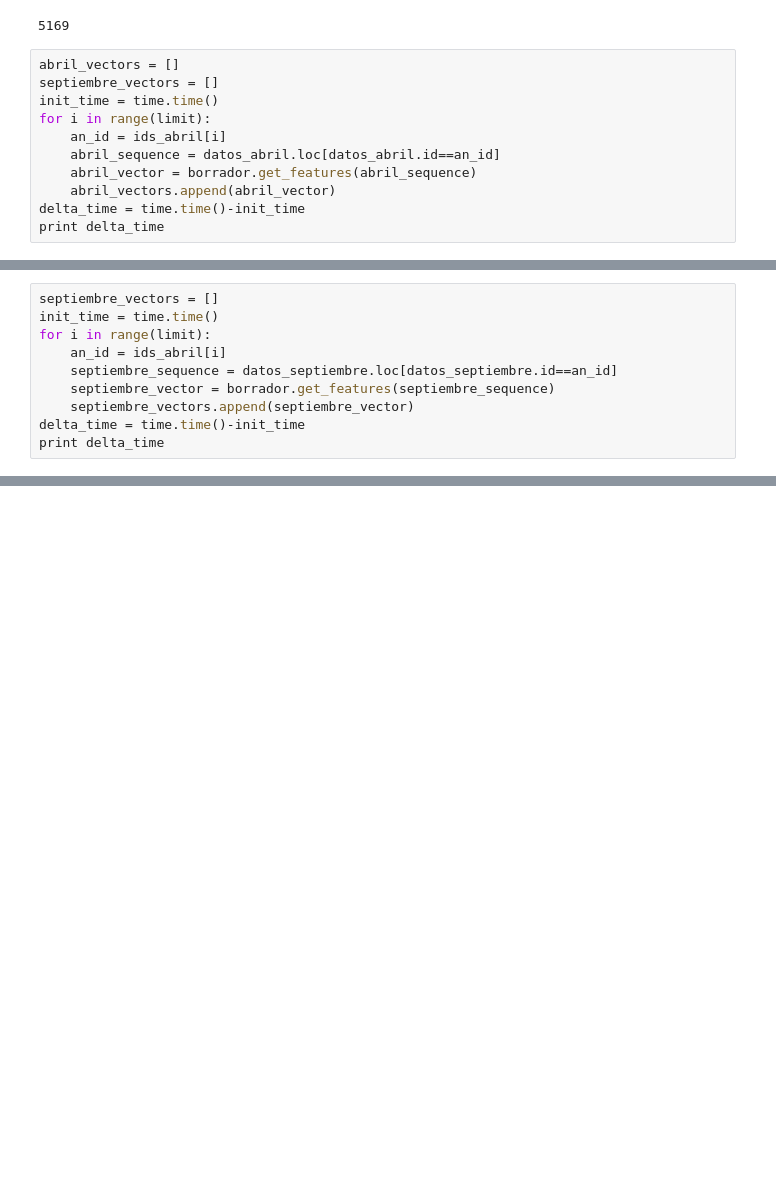
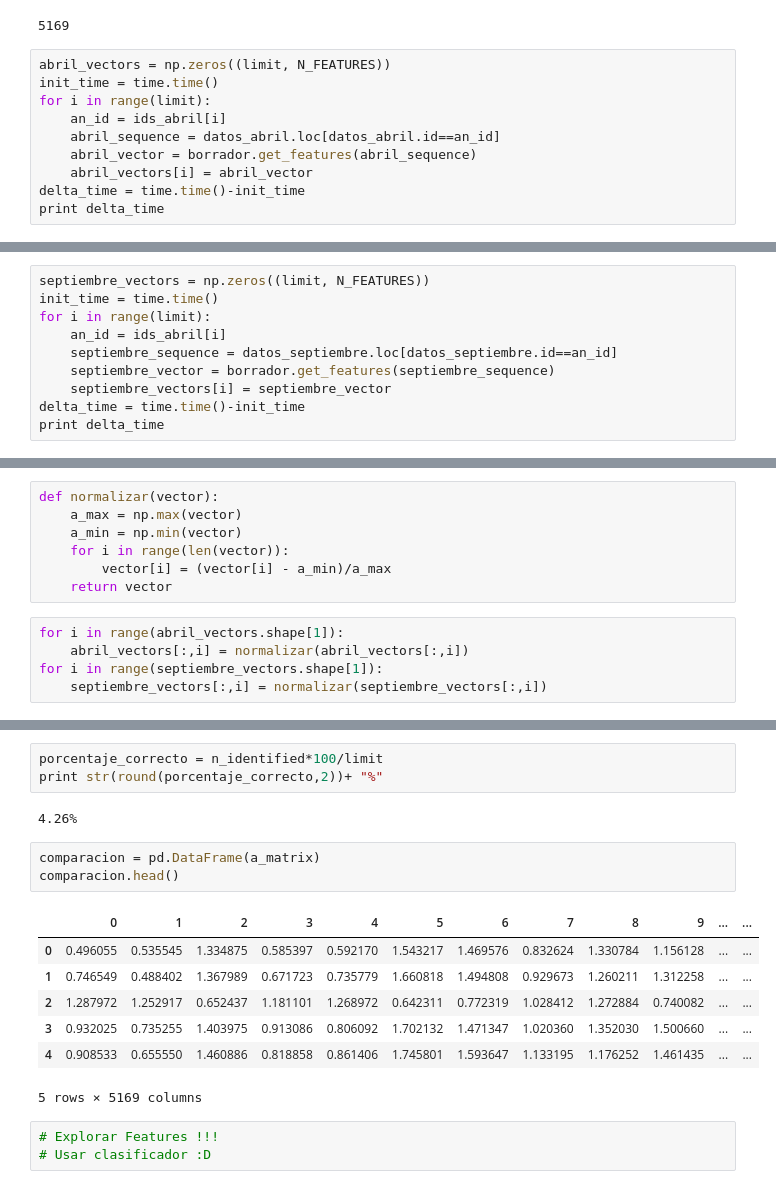
Before and after one commit to cinai/identification-algorithms, a Jupyter notebook: Algoritmo 3/Feature Extractor Machine.ipynb, the cells around one changed output, grey strips where cells are left out. Saved outputs shown, nothing was run; the diff lists cells and outputs as text; blank space fills up the shorter version.

```diff
--- a/Algoritmo 3/Feature Extractor Machine.ipynb
+++ b/Algoritmo 3/Feature Extractor Machine.ipynb
@@ -517,14 +520,13 @@ limit
 # %% [output]
 5169
 # %%
-abril_vectors = []
-septiembre_vectors = []
+abril_vectors = np.zeros((limit, N_FEATURES))
 init_time = time.time()
 for i in range(limit):
     an_id = ids_abril[i]
     abril_sequence = datos_abril.loc[datos_abril.id==an_id]
     abril_vector = borrador.get_features(abril_sequence)
-    abril_vectors.append(abril_vector)
+    abril_vectors[i] = abril_vector
 delta_time = time.time()-init_time
 print delta_time
 # %% [output]
@@ -532,11 +534,11 @@ print delta_time
 # %%
-septiembre_vectors = []
+septiembre_vectors = np.zeros((limit, N_FEATURES))
 init_time = time.time()
 for i in range(limit):
     an_id = ids_abril[i]
     septiembre_sequence = datos_septiembre.loc[datos_septiembre.id==an_id]
     septiembre_vector = borrador.get_features(septiembre_sequence)
-    septiembre_vectors.append(septiembre_vector)
+    septiembre_vectors[i] = septiembre_vector
 delta_time = time.time()-init_time
 print delta_time
 # %% [output]
@@ -558,3 +560,15 @@ print delta_time
+# %%
+def normalizar(vector):
+    a_max = np.max(vector)
+    a_min = np.min(vector)
+    for i in range(len(vector)):
+        vector[i] = (vector[i] - a_min)/a_max
+    return vector
+# %%
+for i in range(abril_vectors.shape[1]):
+    abril_vectors[:,i] = normalizar(abril_vectors[:,i])
+for i in range(septiembre_vectors.shape[1]):
+    septiembre_vectors[:,i] = normalizar(septiembre_vectors[:,i])
 # %%
 a_matrix = np.zeros((limit, limit))
 init_time = time.time()
@@ -579,3 +595,22 @@ for i in range(limit):
     else:
         correct_indexs.append(the_index)
         n_identified += 1
+# %%
+porcentaje_correcto = n_identified*100/limit
+print str(round(porcentaje_correcto,2))+ "%"
+# %% [output]
+4.26%
+# %%
+comparacion = pd.DataFrame(a_matrix)
+comparacion.head()
+# %% [output]
+|  | 0 | 1 | 2 | 3 | 4 | 5 | 6 | 7 | 8 | 9 | ... | ... |
+| 0 | 0.496055 | 0.535545 | 1.334875 | 0.585397 | 0.592170 | 1.543217 | 1.469576 | 0.832624 | 1.330784 | 1.156128 | ... | ... |
+| 1 | 0.746549 | 0.488402 | 1.367989 | 0.671723 | 0.735779 | 1.660818 | 1.494808 | 0.929673 | 1.260211 | 1.312258 | ... | ... |
+| 2 | 1.287972 | 1.252917 | 0.652437 | 1.181101 | 1.268972 | 0.642311 | 0.772319 | 1.028412 | 1.272884 | 0.740082 | ... | ... |
+| 3 | 0.932025 | 0.735255 | 1.403975 | 0.913086 | 0.806092 | 1.702132 | 1.471347 | 1.020360 | 1.352030 | 1.500660 | ... | ... |
+| 4 | 0.908533 | 0.655550 | 1.460886 | 0.818858 | 0.861406 | 1.745801 | 1.593647 | 1.133195 | 1.176252 | 1.461435 | ... | ... |
+5 rows × 5169 columns
+# %%
+# Explorar Features !!!
+# Usar clasificador :D
```
Also changed, not shown: parts of 25 cells of this notebook, 3 other files.
